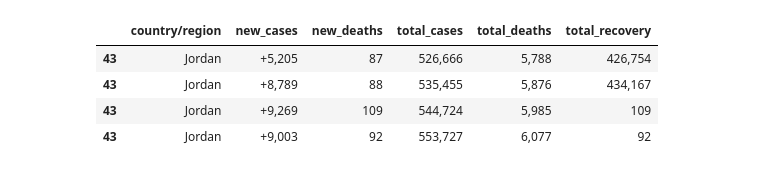
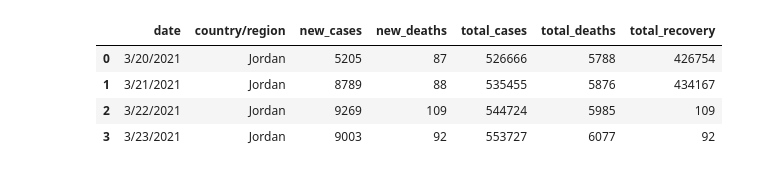
Before and after one commit to iiabdulrazak/silver-scraper, a Jupyter notebook: visData.ipynb, the cells around one changed output. Cells and saved outputs as stored; diff of their text form; code cells hidden in the pictures.

```diff
--- a/visData.ipynb
+++ b/visData.ipynb
@@ -14,12 +13,13 @@ day3 = pd.read_csv('./data/jordan3.csv', names=col_names)
 day4 = pd.read_csv('./data/jordan4.csv', names=col_names)
 # %%
 data = pd.concat([day1,day2,day3,day4])
-data
+data.to_csv('./data/gen.csv')
-# %% [output]
-|  | country/region | new_cases | new_deaths | total_cases | total_deaths | total_recovery |
-| 43 | Jordan | +5,205 | 87 | 526,666 | 5,788 | 426,754 |
-| 43 | Jordan | +8,789 | 88 | 535,455 | 5,876 | 434,167 |
-| 43 | Jordan | +9,269 | 109 | 544,724 | 5,985 | 109 |
-| 43 | Jordan | +9,003 | 92 | 553,727 | 6,077 | 92 |
 # %%
-data.to_csv('./data/gen.csv')
+genData = pd.read_csv('data/gen.csv')
+genData
+# %% [output]
+|  | date | country/region | new_cases | new_deaths | total_cases | total_deaths | total_recovery |
+| 0 | 3/20/2021 | Jordan | 5205 | 87 | 526666 | 5788 | 426754 |
+| 1 | 3/21/2021 | Jordan | 8789 | 88 | 535455 | 5876 | 434167 |
+| 2 | 3/22/2021 | Jordan | 9269 | 109 | 544724 | 5985 | 109 |
+| 3 | 3/23/2021 | Jordan | 9003 | 92 | 553727 | 6077 | 92 |
```
Also changed, not shown: parts of 7 cells of this notebook.
